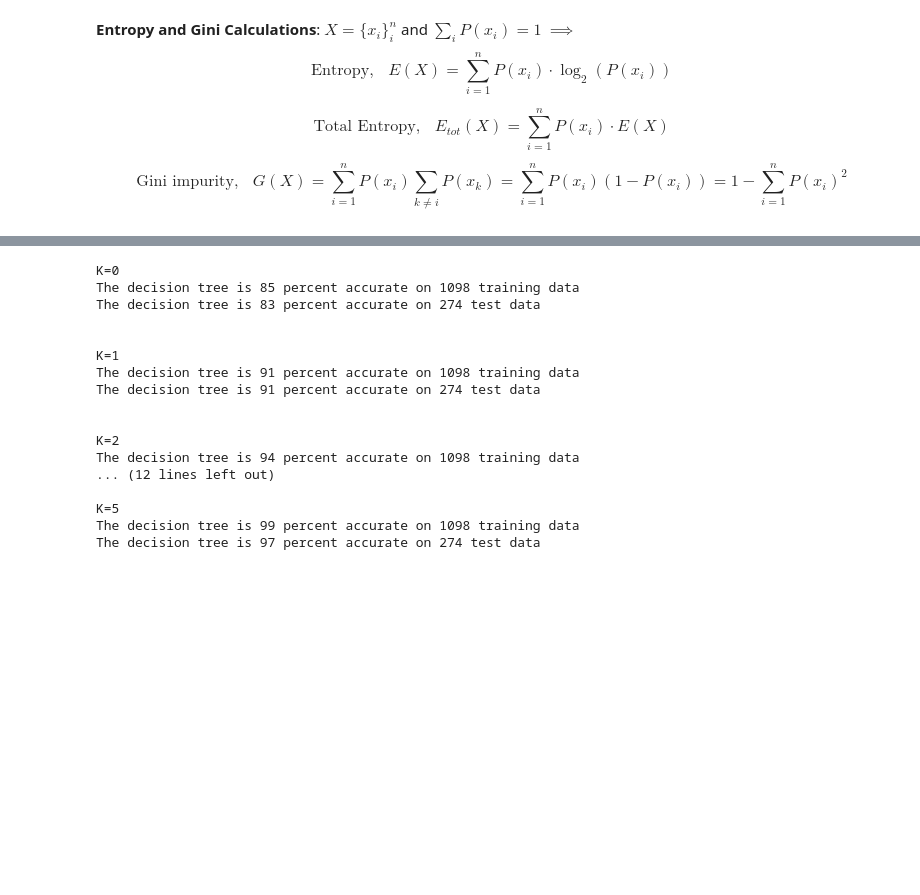
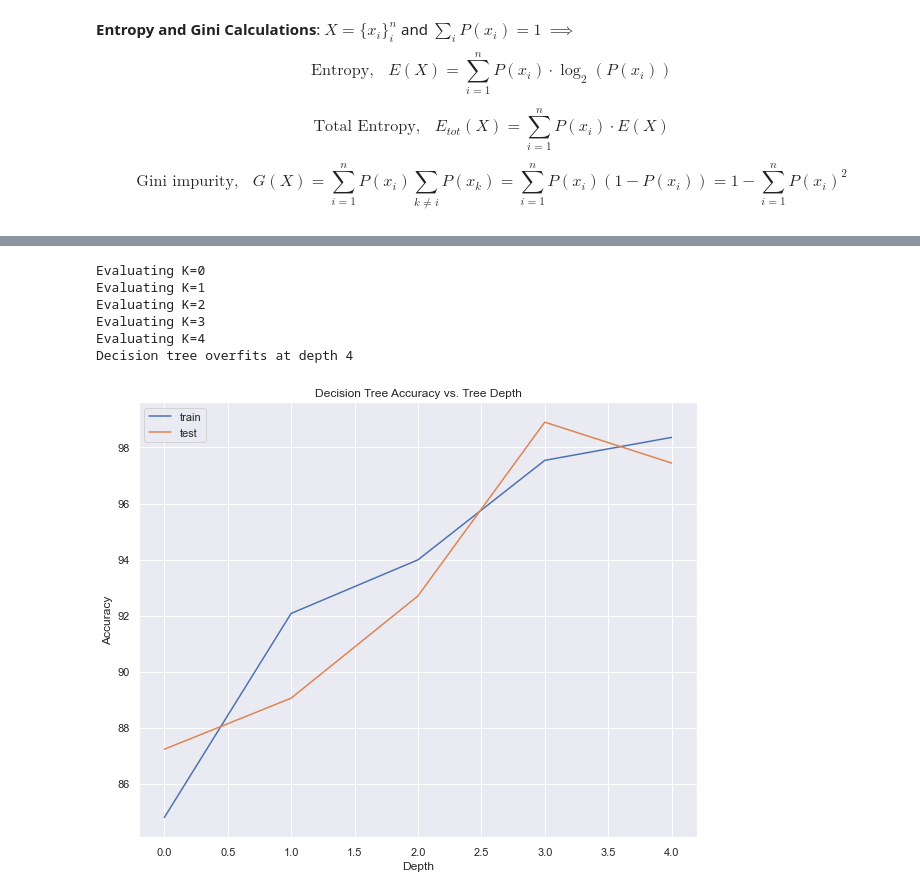
Before and after one commit to Unique-Divine/Banknote-Forgery-Classification, a Jupyter notebook: Banknote Fraud - Decision Tree.ipynb, the cells around one changed output, grey strips where cells are left out. Drawn from its saved outputs; the diff is of its cells as text; code cells hidden in the pictures; blank space fills up the shorter version.

Commit message:
Add git ignore. Add function to plot training and testing accuracies. Improve documentation.

```diff
--- a/Banknote Fraud - Decision Tree.ipynb
+++ b/Banknote Fraud - Decision Tree.ipynb
@@ -299,26 +330,44 @@ The decision tree is 96 percent accurate on 274 test data
-# %%
-for i in np.arange(6):
-    X_train, y_train, X_test, y_test = import_data(split=0.8, shuffle=True)
-    tree = DecisionTree(K=i, verbose=False)
-    print('K=' + str(i))
-    tree.buildTree(X_train, y_train)
-    tree.tree_evaluate(X_train, y_train, X_test, y_test)
-    print('\n')
-# %% [output]
-K=0
-The decision tree is 85 percent accurate on 1098 training data
-The decision tree is 83 percent accurate on 274 test data
-
-
-K=1
-The decision tree is 91 percent accurate on 1098 training data
-The decision tree is 91 percent accurate on 274 test data
-
-
-K=2
-The decision tree is 94 percent accurate on 1098 training data
-... (12 lines left out)
-
-K=5
-The decision tree is 99 percent accurate on 1098 training data
-The decision tree is 97 percent accurate on 274 test data
+# %%
+def plot_accuracy_vals(K_max=8, shuffle=True):
+    """
+    Args:
+        K_max (int): Maximum tree depth to evaluate accuracy values on.
+        shuffle (bool, optional): Chooses whether to randomize datasets.
+            Defaults to True.
+    """
+    train_accuracies, test_accuracies = [], []
+    for K_val in range(K_max + 1):
+        print(f"Evaluating K={K_val}")
+        X_train, y_train, X_test, y_test = import_data(split=0.8, shuffle=shuffle)
+        tree = DecisionTree(K=K_val, verbose=False)
+        tree.buildTree(X_train, y_train)
+        train_accuracy, test_accuracy = tree.tree_evaluate(X_train, y_train, X_test, y_test)
+        train_accuracies.append(train_accuracy)
+        test_accuracies.append(test_accuracy)
+
+        # Stop looping if tree overfits
+        if K_val >= 1:
+            overfit = test_accuracies[-1] < test_accuracies[-2]
+            if overfit:
+                print(f"Decision tree overfits at depth {K_val}")
+                break
+    K_vals = np.arange(K_val + 1)
+
+    global fig, ax
+    fig, ax = plt.subplots(figsize=(10,8))
+    ax.plot(K_vals, train_accuracies, '-', label="train")
+    ax.plot(K_vals, test_accuracies, '-', label="test")
+    ax.set(title="Decision Tree Accuracy vs. Tree Depth",
+           xlabel="Depth", ylabel="Accuracy")
+    ax.legend()
+    plt.show()
+# %%
+plot_accuracy_vals()
+# %% [output]
+Evaluating K=0
+Evaluating K=1
+Evaluating K=2
+Evaluating K=3
+Evaluating K=4
+Decision tree overfits at depth 4
+[figure, added]
```
Also changed, not shown: parts of 6 cells of this notebook, 1 other file.
